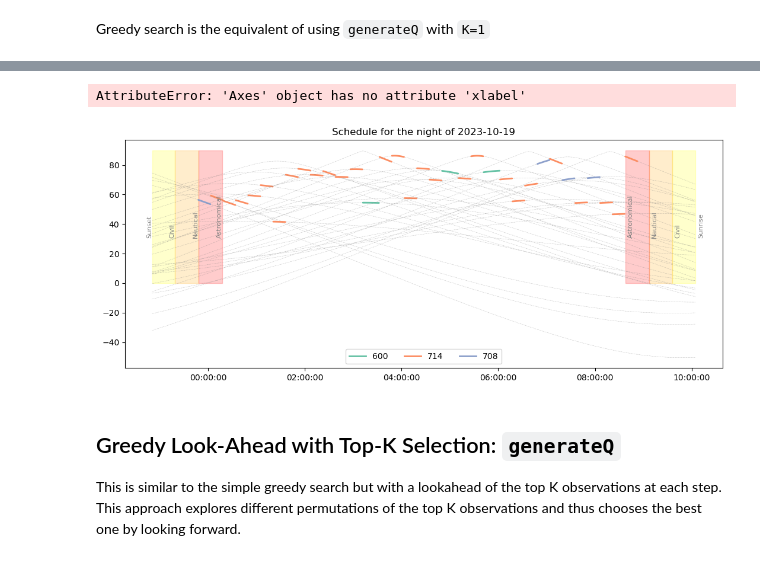
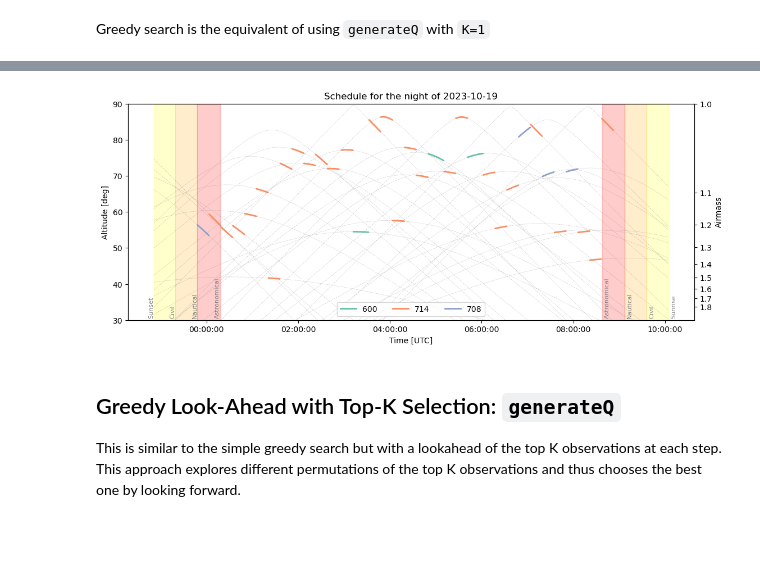
Before and after one commit to nicochunger/SCOPES, a Jupyter notebook: scheduler_test.ipynb, the cells around one changed output, grey strips where cells are left out. Drawn from its saved outputs; the diff is of its cells as text; code cells hidden in the pictures; blank space fills up the shorter version.

```diff
--- a/scheduler_test.ipynb
+++ b/scheduler_test.ipynb
@@ -33,8 +30,12 @@ start_datetime = Time("2023-10-20 03:00:00")
 # %%
 # Time(datetime.combine(date(2023, 10, 20), datetime.min.time()))
 start_datetime.datetime.date()
+# Define global observer location
+lasilla = astroplan.Observer.at_site("lasilla")
 
-night = Night(start_datetime.datetime.date() - timedelta(days=1), observations_within='nautical')
+night = Night(start_datetime.datetime.date() - timedelta(days=1),
+              observations_within='nautical',
+              observer = lasilla)
 # %% [markdown]
 ### Define the merits
 # %%
@@ -194,8 +237,7 @@ greedy_plan.plot()
 # %%
-greedy_plan.plot2()
+greedy_plan.plot()
 # %% [output]
-AttributeError: 'Axes' object has no attribute 'xlabel'
-[figure, old version]
+[figure, new version]
 # %% [markdown]
 ## Greedy Look-Ahead with Top-K Selection: `generateQ`
 
```
Also changed, not shown: parts of 9 cells of this notebook, 2 other files.
